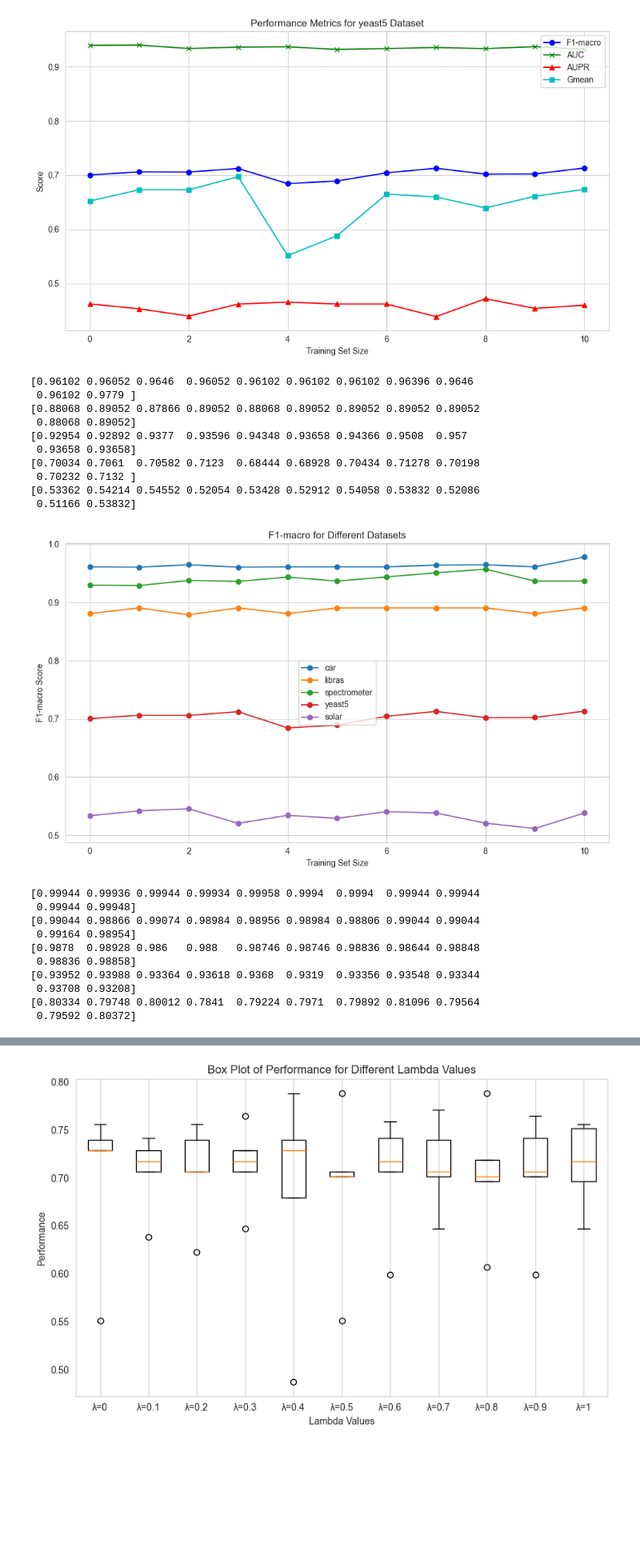
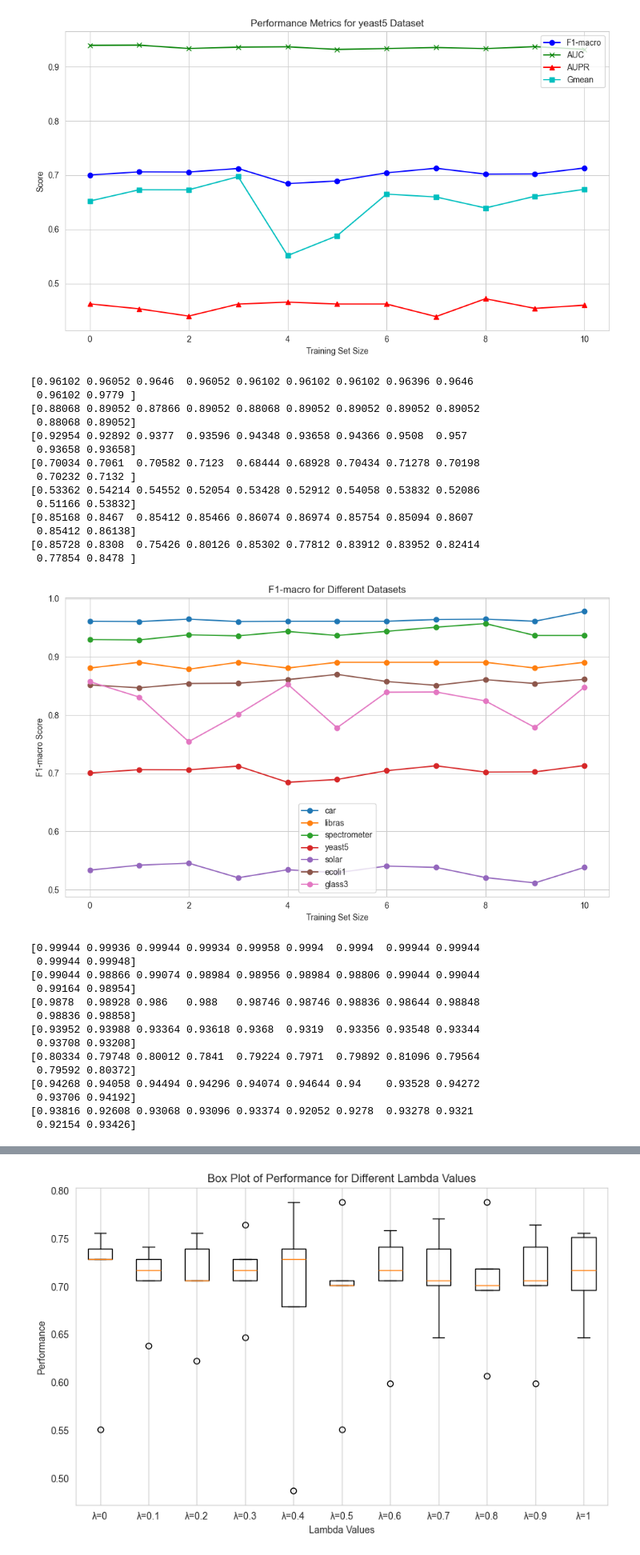
Before and after one commit to papazhu1/DGBDF, a Jupyter notebook: model/test.ipynb, the cells around one changed output, grey strips where cells are left out. Shown at 80% size. Cells and saved outputs as stored; diff of their text form; code cells hidden in the pictures; blank space fills up the shorter version.

```diff
--- a/model/test.ipynb
+++ b/model/test.ipynb
@@ -1382,7 +1382,9 @@ files = [
     "libras_move_hyperparameter_res.txt",
     "spectrometer_hyperparameter_res.txt",
     "yeast5_hyperparameter_res.txt",
-    "solar_flare_m0_hyperparameter_res.txt"
+    "solar_flare_m0_hyperparameter_res.txt",
+    "ecoli1_hyperparameter_res.txt",
+    "glass3_hyperparameter_res.txt"
 ]
 
 # 提取所有文件的结果
@@ -1410,34 +1412,38 @@ for idx, metric in enumerate(metrics):
         elif metric == 'Gmean':
             metric_data = results[:, 3]
 
         metric_data = metric_data.reshape(-1, 11)
         metric_data = np.mean(metric_data, axis=0)
         print(metric_data)
         # 绘制该指标的折线
         plt.plot(metric_data, marker='o', label=f'{dataset_name}')
 
     # 设置图表标题和标签
     plt.title(f'{metric} for Different Datasets')
     plt.xlabel('Training Set Size')
     plt.ylabel(f'{metric} Score')
     plt.legend()
     plt.grid(True)
 
     # 显示图表
     plt.tight_layout()
     plt.show()
 # %% [output]
 [0.96102 0.96052 0.9646  0.96052 0.96102 0.96102 0.96102 0.96396 0.9646
  0.96102 0.9779 ]
 [0.88068 0.89052 0.87866 0.89052 0.88068 0.89052 0.89052 0.89052 0.89052
  0.88068 0.89052]
 [0.92954 0.92892 0.9377  0.93596 0.94348 0.93658 0.94366 0.9508  0.957
  0.93658 0.93658]
 [0.70034 0.7061  0.70582 0.7123  0.68444 0.68928 0.70434 0.71278 0.70198
  0.70232 0.7132 ]
 [0.53362 0.54214 0.54552 0.52054 0.53428 0.52912 0.54058 0.53832 0.52086
  0.51166 0.53832]
+[0.85168 0.8467  0.85412 0.85466 0.86074 0.86974 0.85754 0.85094 0.8607
+ 0.85412 0.86138]
+[0.85728 0.8308  0.75426 0.80126 0.85302 0.77812 0.83912 0.83952 0.82414
+ 0.77854 0.8478 ]
-[figure, old version]
+[figure, new version]
 [0.99944 0.99936 0.99944 0.99934 0.99958 0.9994  0.9994  0.99944 0.99944
  0.99944 0.99948]
 [0.99044 0.98866 0.99074 0.98984 0.98956 0.98984 0.98806 0.99044 0.99044
@@ -1448,3 +1454,7 @@ for idx, metric in enumerate(metrics):
  0.93708 0.93208]
 [0.80334 0.79748 0.80012 0.7841  0.79224 0.7971  0.79892 0.81096 0.79564
  0.79592 0.80372]
+[0.94268 0.94058 0.94494 0.94296 0.94074 0.94644 0.94    0.93528 0.94272
+ 0.93706 0.94192]
+[0.93816 0.92608 0.93068 0.93096 0.93374 0.92052 0.9278  0.93278 0.9321
+ 0.92154 0.93426]
```
Also changed, not shown: parts of 3 cells of this notebook, 1 other file.
